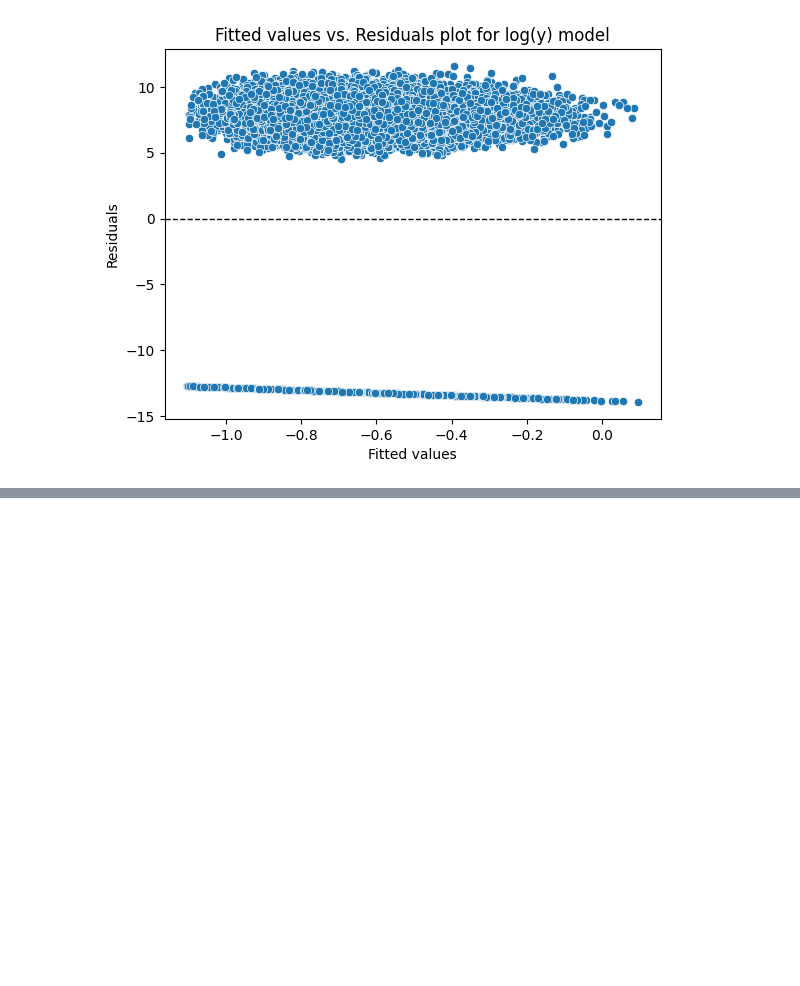
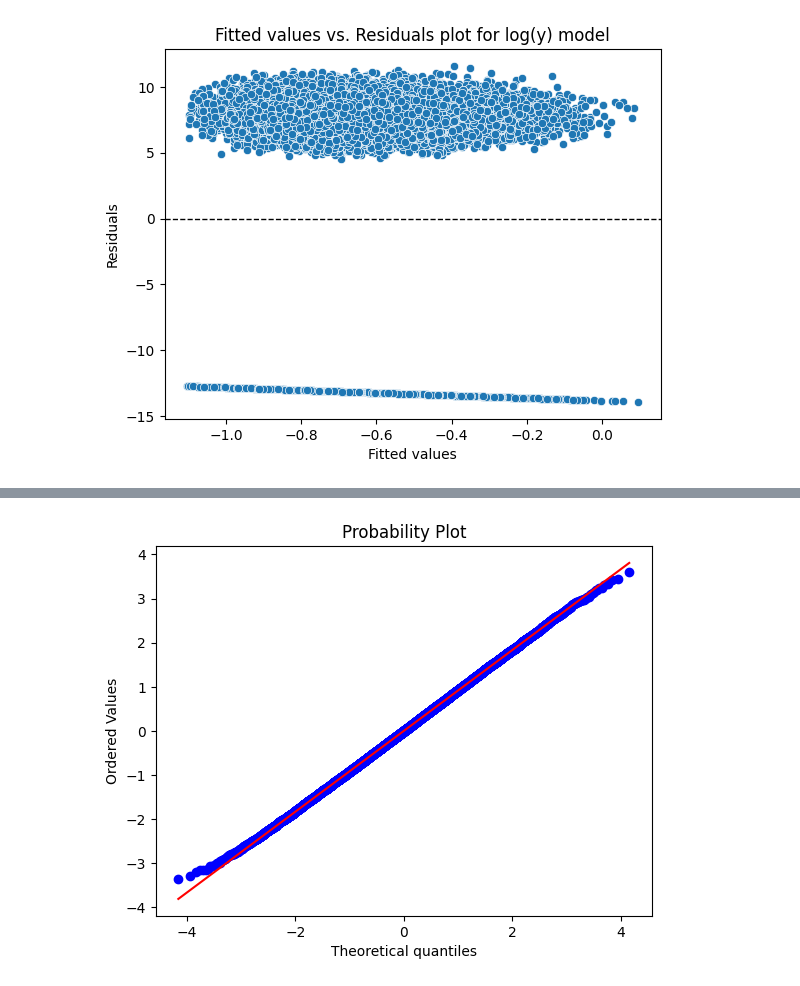
Before and after one commit to jmc8290/dataScienceFoundationsProject, a Jupyter notebook: workbooks/linearAssumptionsWorkbook.ipynb, the cells around one changed output, grey strips where cells are left out. Cells and saved outputs as stored; diff of their text form; code cells hidden in the pictures; blank space fills up the shorter version.

Commit message:
add logistic regression model, magnitude model

```diff
--- a/workbooks/linearAssumptionsWorkbook.ipynb
+++ b/workbooks/linearAssumptionsWorkbook.ipynb
@@ -150,0 +151,12 @@ plt.show()
+# %%
+dat = full_data[full_data['total_claims_paid'] != 0]
+Xmag = dat.drop(columns = ['total_claims_paid', 'person_id'])
+Xmag = sm.add_constant(Xmag)
+ymag = dat['total_claims_paid']
+ymag = np.log(ymag)
+
+magnitude_model = sm.OLS(ymag, Xmag).fit()
+stats.probplot(magnitude_model.resid, dist = "norm", plot = plt)
+plt.show()
+# %% [output]
+[figure, added]
```
Also changed, not shown: parts of 16 cells of this notebook, 1 other file.
